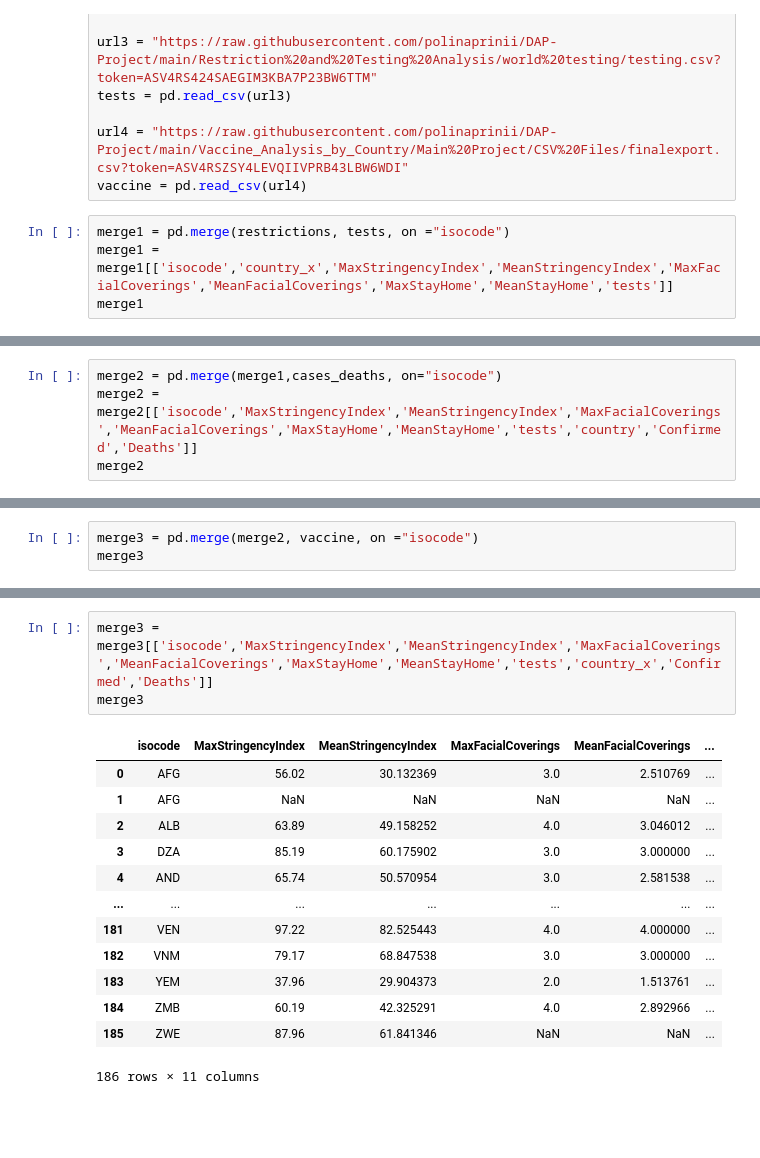
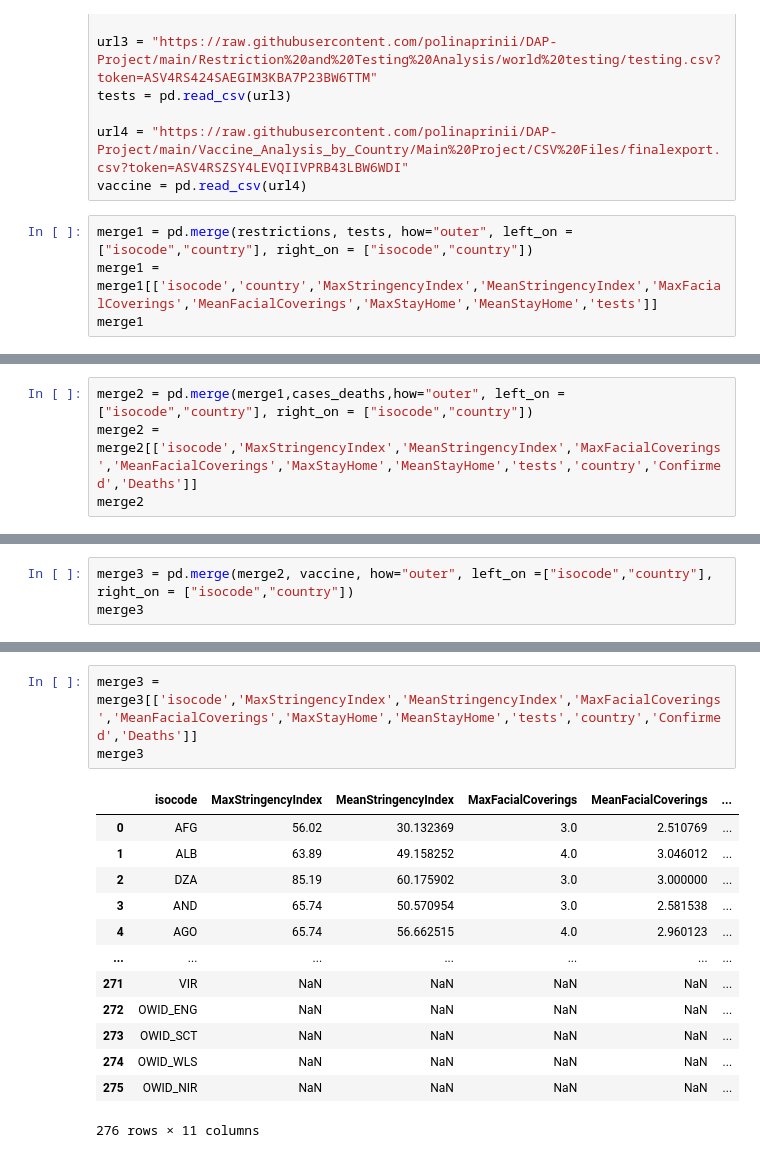
Before and after one commit to polinaprinii/DAP-Project, a Jupyter notebook: Linear Regression/Final Dataset.ipynb, the cells around one changed output, grey strips where cells are left out. Cells and saved outputs as stored; diff of their text form; blank space fills up the shorter version.

```diff
--- a/Linear Regression/Final Dataset.ipynb
+++ b/Linear Regression/Final Dataset.ipynb
@@ -13,7 +13,7 @@ tests = pd.read_csv(url3)
 url4 = "https://raw.githubusercontent.com/polinaprinii/DAP-Project/main/Vaccine_Analysis_by_Country/Main%20Project/CSV%20Files/finalexport.csv?token=ASV4RSZSY4LEVQIIVPRB43LBW6WDI"
 vaccine = pd.read_csv(url4)
 # %%
-merge1 = pd.merge(restrictions, tests, on ="isocode")
-merge1 = merge1[['isocode','country_x','MaxStringencyIndex','MeanStringencyIndex','MaxFacialCoverings','MeanFacialCoverings','MaxStayHome','MeanStayHome','tests']]
+merge1 = pd.merge(restrictions, tests, how="outer", left_on =["isocode","country"], right_on = ["isocode","country"])
+merge1 = merge1[['isocode','country','MaxStringencyIndex','MeanStringencyIndex','MaxFacialCoverings','MeanFacialCoverings','MaxStayHome','MeanStayHome','tests']]
 merge1
 # %% [output]
@@ -33,5 +33,5 @@ merge1
 # %%
-merge2 = pd.merge(merge1,cases_deaths, on="isocode")
+merge2 = pd.merge(merge1,cases_deaths,how="outer", left_on =["isocode","country"], right_on = ["isocode","country"])
 merge2 = merge2[['isocode','MaxStringencyIndex','MeanStringencyIndex','MaxFacialCoverings','MeanFacialCoverings','MaxStayHome','MeanStayHome','tests','country','Confirmed','Deaths']]
 merge2
 # %% [output]
@@ -51,5 +51,5 @@ merge2
 # %%
-merge3 = pd.merge(merge2, vaccine, on ="isocode")
+merge3 = pd.merge(merge2, vaccine, how="outer", left_on =["isocode","country"], right_on = ["isocode","country"])
 merge3
 # %% [output]
 |  | isocode | MaxStringencyIndex | MeanStringencyIndex | MaxFacialCoverings | MeanFacialCoverings | ... |
@@ -68,18 +68,18 @@ merge3
 # %%
-merge3 = merge3[['isocode','MaxStringencyIndex','MeanStringencyIndex','MaxFacialCoverings','MeanFacialCoverings','MaxStayHome','MeanStayHome','tests','country_x','Confirmed','Deaths']]
+merge3 = merge3[['isocode','MaxStringencyIndex','MeanStringencyIndex','MaxFacialCoverings','MeanFacialCoverings','MaxStayHome','MeanStayHome','tests','country','Confirmed','Deaths']]
 merge3
 # %% [output]
 |  | isocode | MaxStringencyIndex | MeanStringencyIndex | MaxFacialCoverings | MeanFacialCoverings | ... |
 | 0 | AFG | 56.02 | 30.132369 | 3.0 | 2.510769 | ... |
-| 1 | AFG | NaN | NaN | NaN | NaN | ... |
-| 2 | ALB | 63.89 | 49.158252 | 4.0 | 3.046012 | ... |
-| 3 | DZA | 85.19 | 60.175902 | 3.0 | 3.000000 | ... |
-| 4 | AND | 65.74 | 50.570954 | 3.0 | 2.581538 | ... |
+| 1 | ALB | 63.89 | 49.158252 | 4.0 | 3.046012 | ... |
+| 2 | DZA | 85.19 | 60.175902 | 3.0 | 3.000000 | ... |
+| 3 | AND | 65.74 | 50.570954 | 3.0 | 2.581538 | ... |
+| 4 | AGO | 65.74 | 56.662515 | 4.0 | 2.960123 | ... |
 | ... | ... | ... | ... | ... | ... | ... |
-| 181 | VEN | 97.22 | 82.525443 | 4.0 | 4.000000 | ... |
-| 182 | VNM | 79.17 | 68.847538 | 3.0 | 3.000000 | ... |
-| 183 | YEM | 37.96 | 29.904373 | 2.0 | 1.513761 | ... |
-| 184 | ZMB | 60.19 | 42.325291 | 4.0 | 2.892966 | ... |
-| 185 | ZWE | 87.96 | 61.841346 | NaN | NaN | ... |
+| 271 | VIR | NaN | NaN | NaN | NaN | ... |
+| 272 | OWID_ENG | NaN | NaN | NaN | NaN | ... |
+| 273 | OWID_SCT | NaN | NaN | NaN | NaN | ... |
+| 274 | OWID_WLS | NaN | NaN | NaN | NaN | ... |
+| 275 | OWID_NIR | NaN | NaN | NaN | NaN | ... |
-186 rows × 11 columns
+276 rows × 11 columns
 # %%
```
Also changed, not shown: parts of 8 cells of this notebook, 2 other files.
